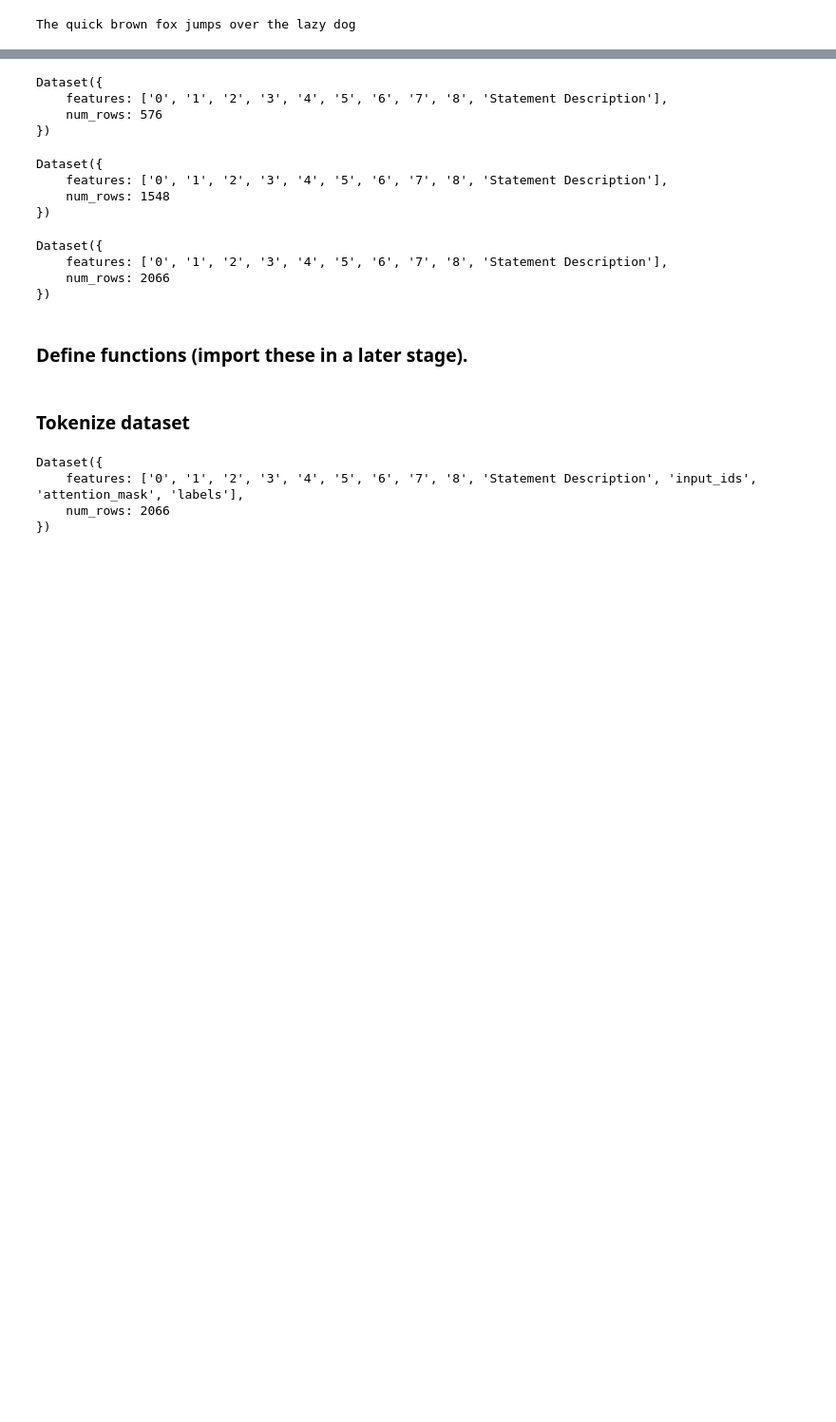
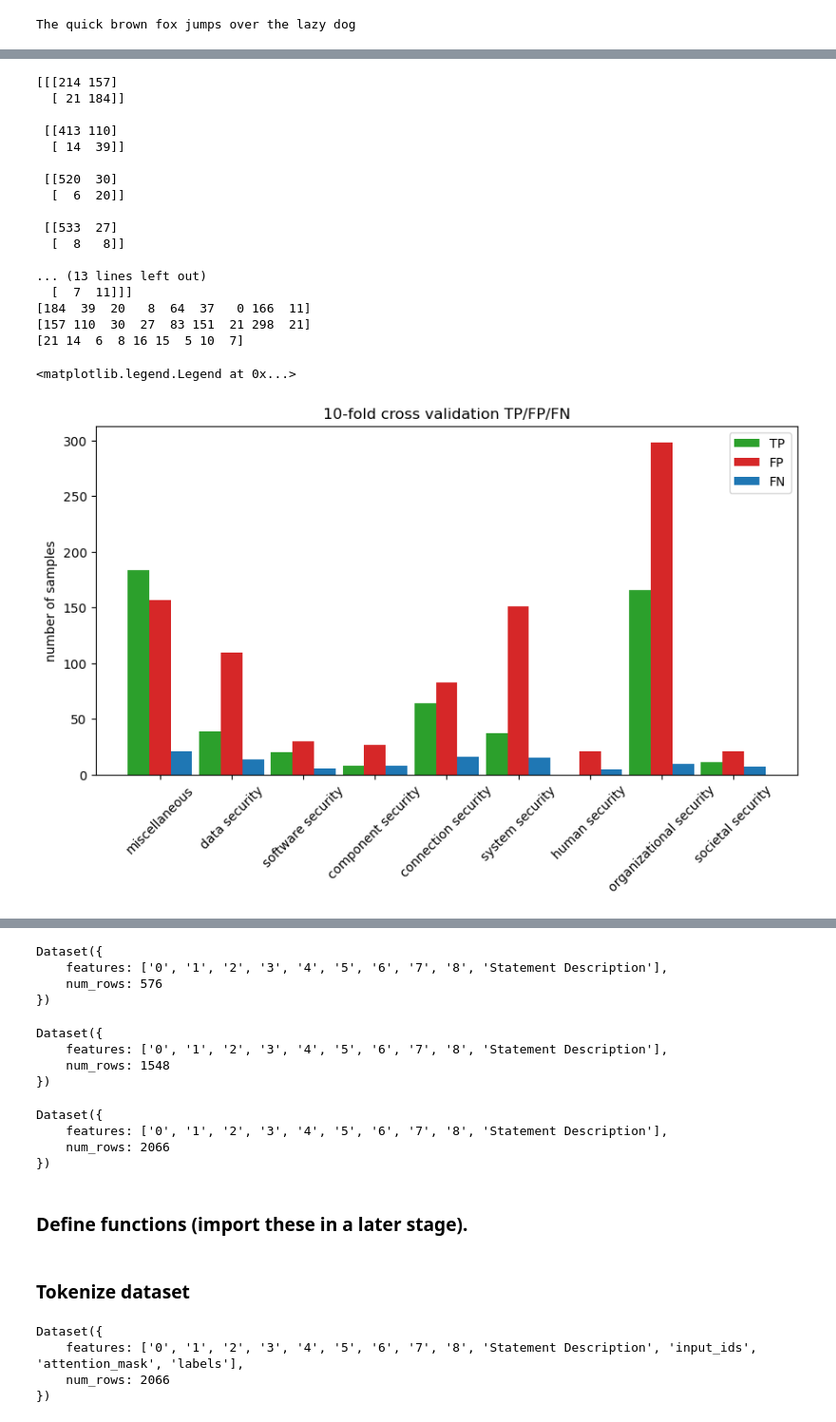
Before and after one commit to arthurnijdam/LLMedu, a Jupyter notebook: train_BERT.ipynb, the cells around one changed output, grey strips where cells are left out. Shown at 95% size. Saved outputs shown, nothing was run; the diff lists cells and outputs as text; code cells hidden in the pictures; blank space fills up the shorter version.

```diff
--- a/train_BERT.ipynb
+++ b/train_BERT.ipynb
@@ -397,0 +673,3 @@ Dataset({
+# %%
+trans.trainer.train_dataset = copy.deepcopy(train_dataset)
+trans.trainer.train()
@@ -397,0 +822,16 @@ Dataset({
+# %%
+labels = np.concatenate([np.array(v) for v in trans.dict1.values()])
+print(labels)
+predictions = np.concatenate([np.array(v) for v in trans.dict2.values()])
+#print(predictions)
+pred0 = sigmoid(predictions)
+pred0 = (pred0 > 0.5).astype(int).reshape(-1)
+metrics1 = clf_metrics.compute(predictions=pred0, references=labels.astype(int).reshape(-1))
+print(metrics1)
+opt_thresholds = find_optimal_thresholds(labels,predictions)
+print('opt_thresholds: ', opt_thresholds)
+predictions = (sigmoid(predictions) >= 0.5) #np.array([opt_thresholds[i] for i in range(9)]))
+predictions = np.array(predictions, dtype=np.int32)
+metrics2 = clf_metrics.compute(predictions=predictions.reshape(-1), references=labels.astype(int).reshape(-1))
+print(metrics2)
+conf_matrix = multilabel_confusion_matrix(labels.astype(int), predictions)
@@ -397,0 +849,47 @@ Dataset({
+# %%
+import matplotlib.pyplot as plt
+# turn this into a column plot.
+print(conf_matrix)
+TP = conf_matrix[:,1,1]
+print(TP)
+FP = conf_matrix[:,0,1]
+FN = conf_matrix[:,1,0]
+print(FP)
+print(FN)
+
+# plot
+x_labels = ["miscellaneous", "data security", "software security", "component security", "connection security",
+            "system security", "human security",  "organizational security","societal security"]
+x = np.arange(len(x_labels))
+
+width = 0.3
+fig, ax = plt.subplots(figsize=(10,5))
+
+ax.bar(x-width, TP, width,label='TP', color='tab:green')
+ax.bar(x, FP, width, label= 'FP', color='tab:red')
+ax.bar(x + width, FN, width, label='FN', color='tab:blue')
+ax.set_xticks(x)
+ax.set_xticklabels(x_labels, rotation=45)
+ax.set_ylabel('number of samples')
+ax.set_title('10-fold cross validation TP/FP/FN')
+ax.legend()
+# %% [output]
+[[[214 157]
+  [ 21 184]]
+
+ [[413 110]
+  [ 14  39]]
+
+ [[520  30]
+  [  6  20]]
+
+ [[533  27]
+  [  8   8]]
+
+... (13 lines left out)
+  [  7  11]]]
+[184  39  20   8  64  37   0 166  11]
+[157 110  30  27  83 151  21 298  21]
+[21 14  6  8 16 15  5 10  7]
+<matplotlib.legend.Legend at 0x...>
+[figure, added]
```
Also changed, not shown: parts of 36 cells of this notebook, 6 other files.
